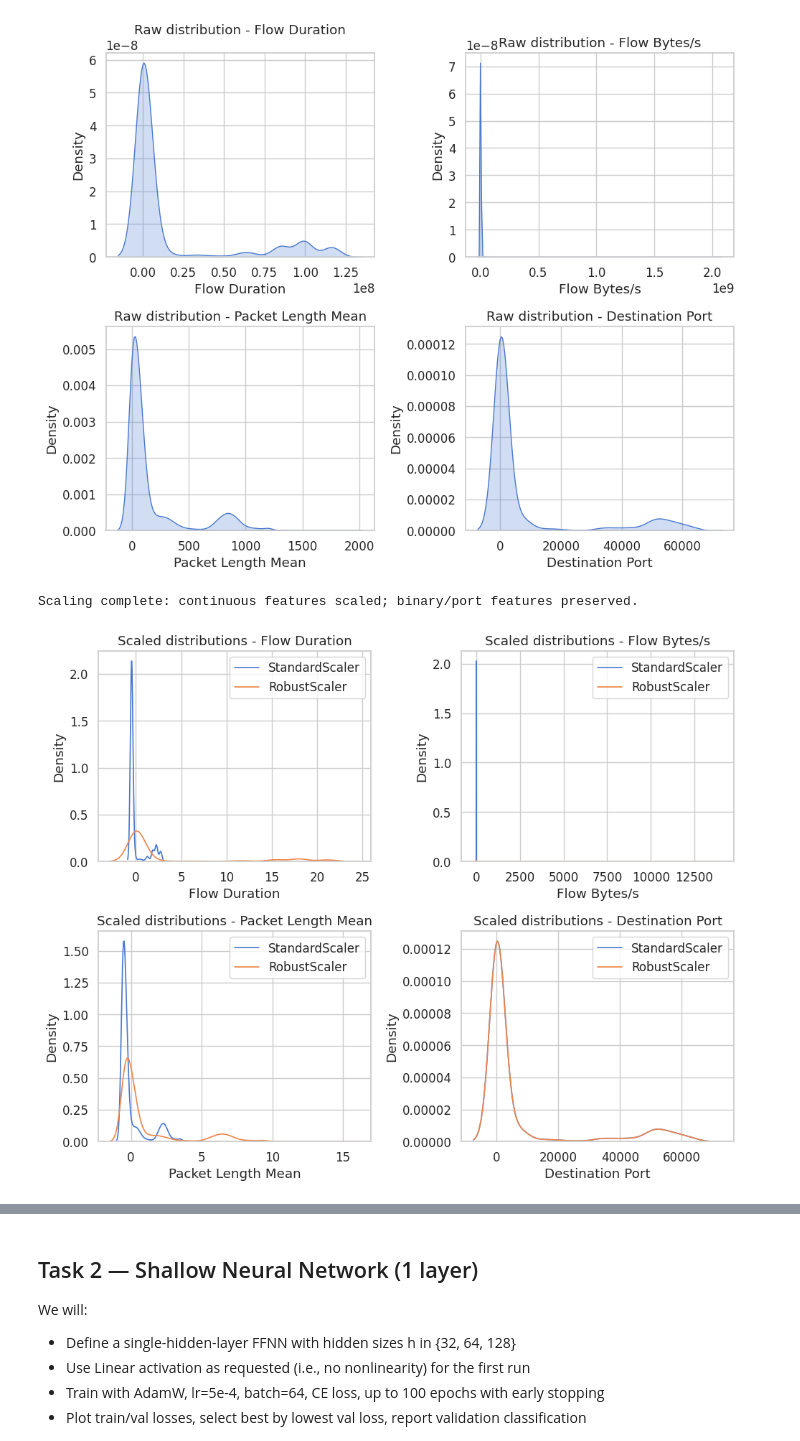
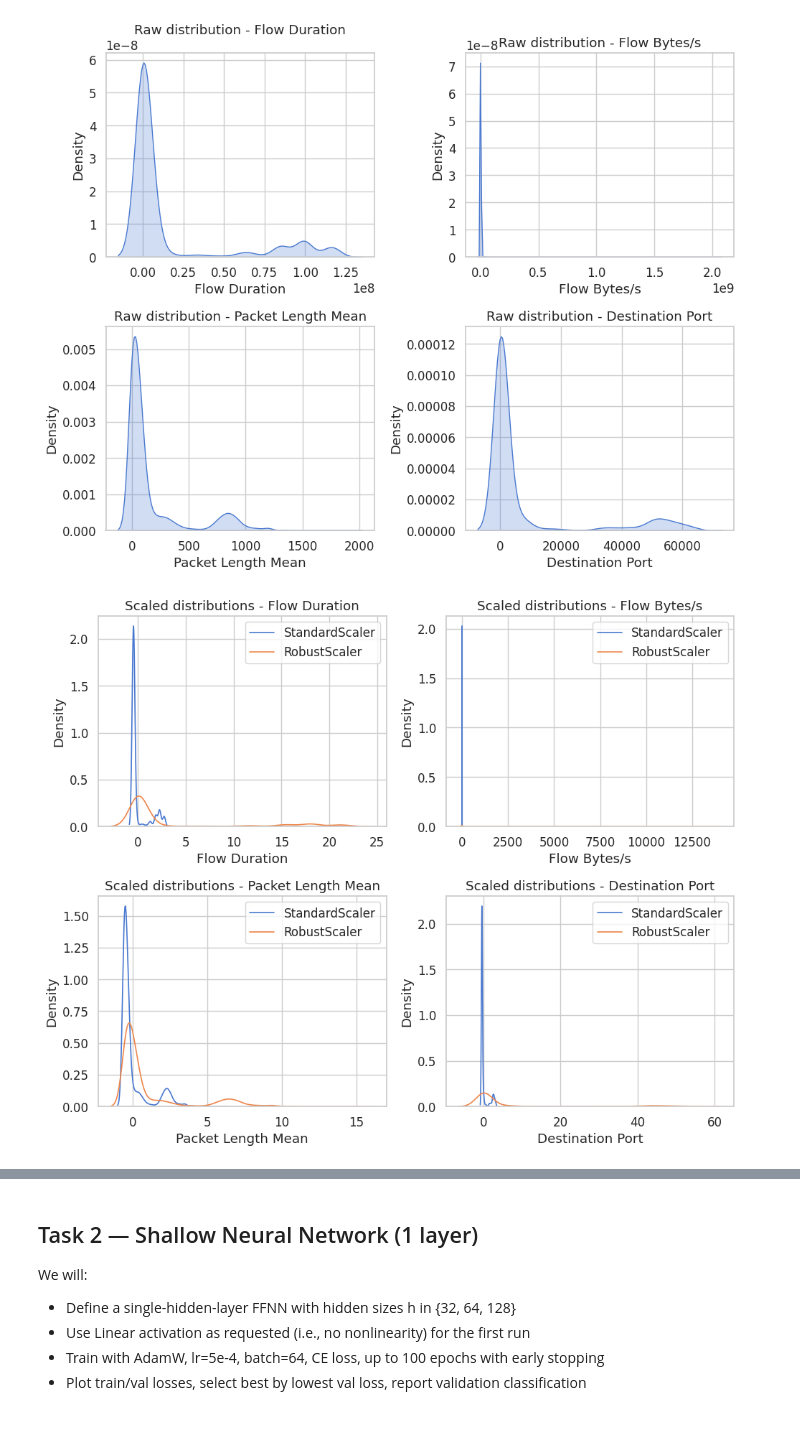
Before and after one commit to AImSecure/Laboratory1, a Jupyter notebook: lab/notebooks/Lab1_FFNN.ipynb, the cells around one changed output, grey strips where cells are left out. Drawn from its saved outputs; the diff is of its cells as text; code cells hidden in the pictures.

```diff
--- a/lab/notebooks/Lab1_FFNN.ipynb
+++ b/lab/notebooks/Lab1_FFNN.ipynb
@@ -318,8 +378,8 @@ df.head()
 # Split features/target
 label_col = 'Label'
 feature_cols = [c for c in df.columns if c != label_col]
-X = df[feature_cols]
-y = df[label_col]
+X = df[feature_cols].values
+y = df[label_col].values
 
 # We use a stratified approach due to the class imbalance
 
@@ -331,9 +391,9 @@ X_val, X_test, y_val, y_test = train_test_split(
     X_tmp, y_tmp, test_size=0.5, stratify=y_tmp, random_state=42
 )
 print("Splits:", X_train.shape, X_val.shape, X_test.shape)
-print("Train label counts:\n", y_train.value_counts())
-print("Val label counts:\n", y_val.value_counts())
-print("Test label counts:\n", y_test.value_counts())
+print("Train label counts:\n", np.unique(y_train, return_counts=True))
+print("Val label counts:\n", np.unique(y_val, return_counts=True))
+print("Test label counts:\n", np.unique(y_test, return_counts=True))
 # %% [output]
 Splits: (17631, 16) (5877, 16) (5878, 16)
 Train label counts:
@@ -409,9 +452,12 @@ dtype: int64
 # ------------------------------------------------------------
 selected_features = ['Flow Duration', 'Flow Bytes/s', 'Packet Length Mean', 'Destination Port'] # TODO: change
 
+# Convert X_train to DataFrame for easier plotting with column names
+X_train_df = pd.DataFrame(X_train, columns=feature_cols)
+
 fig, axes = plt.subplots(2, 2, figsize=(10, 8))
 for i, col in enumerate(selected_features):
-    sns.kdeplot(X_train[col], ax=axes[i//2, i%2], fill=True)
+    sns.kdeplot(X_train_df[col], ax=axes[i//2, i%2], fill=True)
     axes[i//2, i%2].set_title(f"Raw distribution - {col}")
 plt.tight_layout()
 plt.show()
@@ -435,32 +466,33 @@ X_test_rob_cont = pd.DataFrame(scaler_rob.transform(X_test[cont_cols]), columns=
-# %%
-# ------------------------------------------------------------
-# STEP 5 — Concatenate unscaled binary/categorical features
-# ------------------------------------------------------------
-X_train_std = pd.concat([X_train_std_cont, X_train[skip_cols]], axis=1)
-X_val_std = pd.concat([X_val_std_cont, X_val[skip_cols]], axis=1)
-X_test_std = pd.concat([X_test_std_cont, X_test[skip_cols]], axis=1)
-
-X_train_rob = pd.concat([X_train_rob_cont, X_train[skip_cols]], axis=1)
-X_val_rob = pd.concat([X_val_rob_cont, X_val[skip_cols]], axis=1)
-X_test_rob = pd.concat([X_test_rob_cont, X_test[skip_cols]], axis=1)
-
-print("Scaling complete: continuous features scaled; binary/port features preserved.")
-# %% [output]
-Scaling complete: continuous features scaled; binary/port features preserved.
+# %%
+# Standardize the features (StandardScaler)
+scaler1 = StandardScaler()
+X_train_std = scaler1.fit_transform(X_train)
+X_val_std = scaler1.transform(X_val)
+X_test_std = scaler1.transform(X_test)
+
+# Standardize the features (RobustScaler)
+scaler2 = RobustScaler()
+X_train_rob = scaler2.fit_transform(X_train)
+X_val_rob = scaler2.transform(X_val)
+X_test_rob = scaler2.transform(X_test)
 # %%
 # ------------------------------------------------------------
 # STEP 6 — Visual comparison of Standard vs Robust scaling
 # ------------------------------------------------------------
+# Convert scaled arrays back to DataFrames for easier plotting with column names
+X_train_std_df = pd.DataFrame(X_train_std, columns=feature_cols)
+X_train_rob_df = pd.DataFrame(X_train_rob, columns=feature_cols)
+
 fig, axes = plt.subplots(2, 2, figsize=(10, 8))
 for i, col in enumerate(selected_features):
-    sns.kdeplot(X_train_std[col], ax=axes[i//2, i%2], label="StandardScaler", lw=1.2)
-    sns.kdeplot(X_train_rob[col], ax=axes[i//2, i%2], label="RobustScaler", lw=1.2)
+    sns.kdeplot(X_train_std_df[col], ax=axes[i//2, i%2], label="StandardScaler", lw=1.2)
+    sns.kdeplot(X_train_rob_df[col], ax=axes[i//2, i%2], label="RobustScaler", lw=1.2)
     axes[i//2, i%2].set_title(f"Scaled distributions - {col}")
     axes[i//2, i%2].legend()
 plt.tight_layout()
 plt.show()
 # %% [output]
-[figure, old version]
+[figure, new version]
 # %%
 # ------------------------------------------------------------
 # STEP 7 — Compare scaling statistics numerically
```
Also changed, not shown: parts of 16 cells of this notebook.
